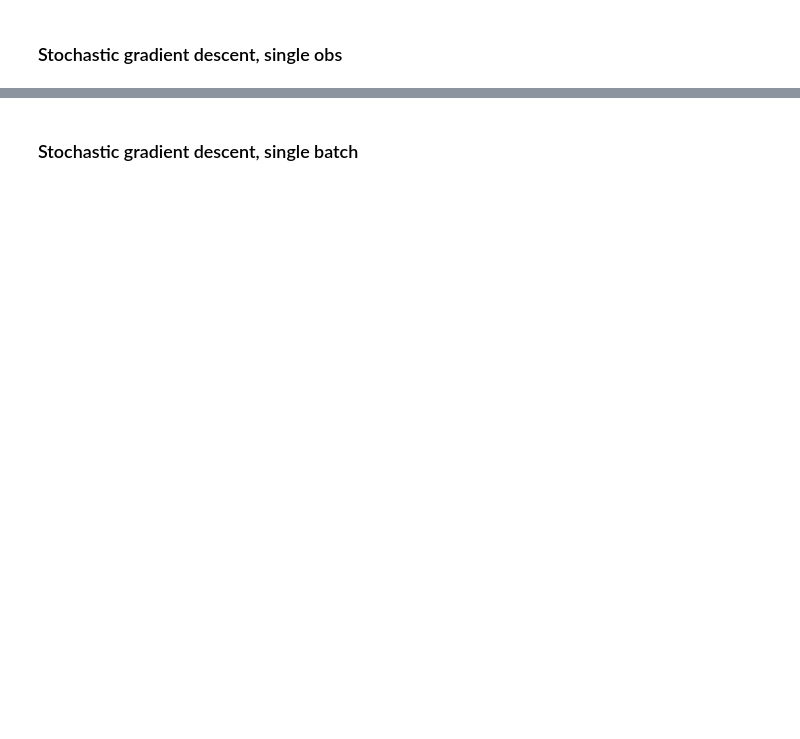
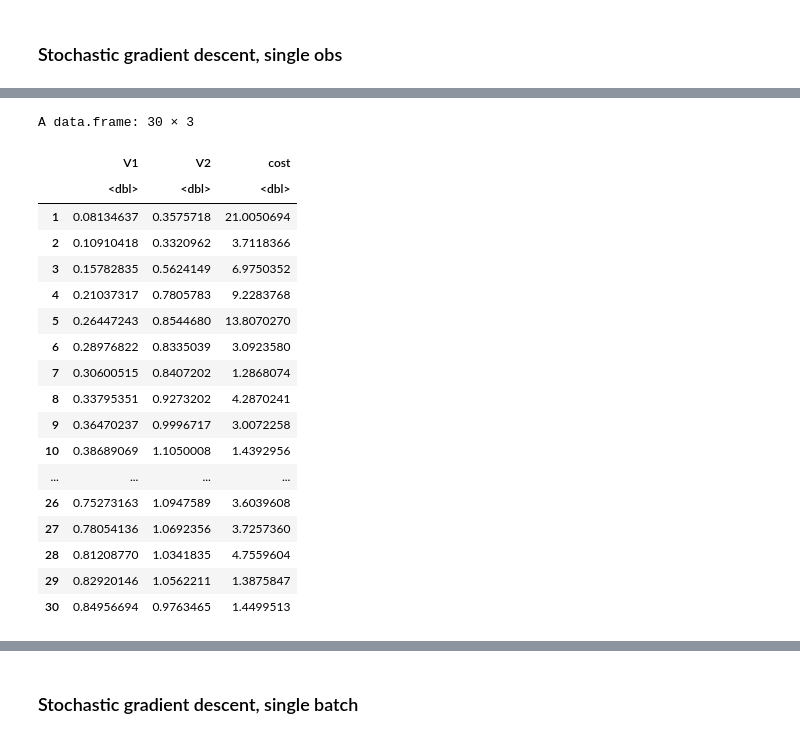
Before and after one commit to hliebert/course-unstructured-data, a Jupyter notebook: PC-lab-4/gradient-descent.ipynb, the cells around one changed output, grey strips where cells are left out. Drawn from its saved outputs; the diff is of its cells as text; code cells hidden in the pictures; blank space fills up the shorter version.

```diff
--- a/PC-lab-4/gradient-descent.ipynb
+++ b/PC-lab-4/gradient-descent.ipynb
@@ -215 +319,25 @@ plot(cost_history, type = "l", col = "blue", lwd = 2,
+# %%
+conv <- as.data.frame(cbind(t(sapply(theta_history, function(x) x[, 1])), cost = cost_history))
+head(conv, 30)
+names(conv) <- c("intercept", "x1", "cost")
+# %% [output]
+A data.frame: 30 × 3
+|  | V1 | V2 | cost |
+|  | <dbl> | <dbl> | <dbl> |
+| 1 | 0.08134637 | 0.3575718 | 21.0050694 |
+| 2 | 0.10910418 | 0.3320962 | 3.7118366 |
+| 3 | 0.15782835 | 0.5624149 | 6.9750352 |
+| 4 | 0.21037317 | 0.7805783 | 9.2283768 |
+| 5 | 0.26447243 | 0.8544680 | 13.8070270 |
+| 6 | 0.28976822 | 0.8335039 | 3.0923580 |
+| 7 | 0.30600515 | 0.8407202 | 1.2868074 |
+| 8 | 0.33795351 | 0.9273202 | 4.2870241 |
+| 9 | 0.36470237 | 0.9996717 | 3.0072258 |
+| 10 | 0.38689069 | 1.1050008 | 1.4392956 |
+| ... | ... | ... | ... |
+| 26 | 0.75273163 | 1.0947589 | 3.6039608 |
+| 27 | 0.78054136 | 1.0692356 | 3.7257360 |
+| 28 | 0.81208770 | 1.0341835 | 4.7559604 |
+| 29 | 0.82920146 | 1.0562211 | 1.3875847 |
+| 30 | 0.84956694 | 0.9763465 | 1.4499513 |
 # %%
```
Also changed, not shown: parts of 23 cells of this notebook, 21 other files.
